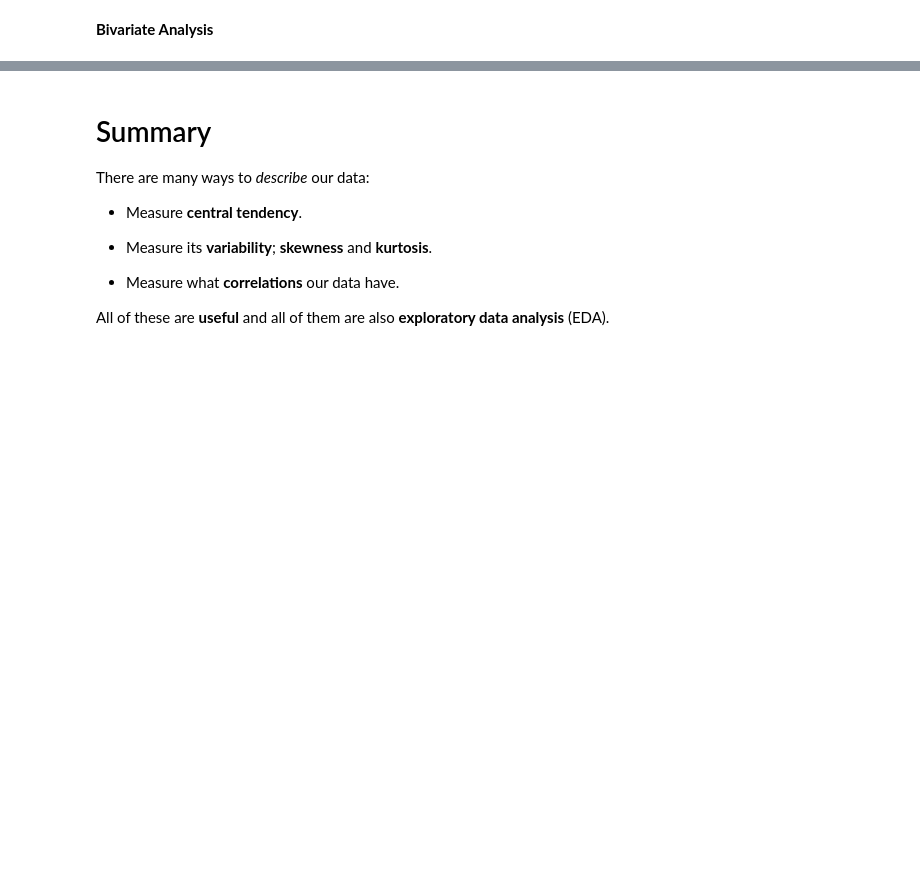
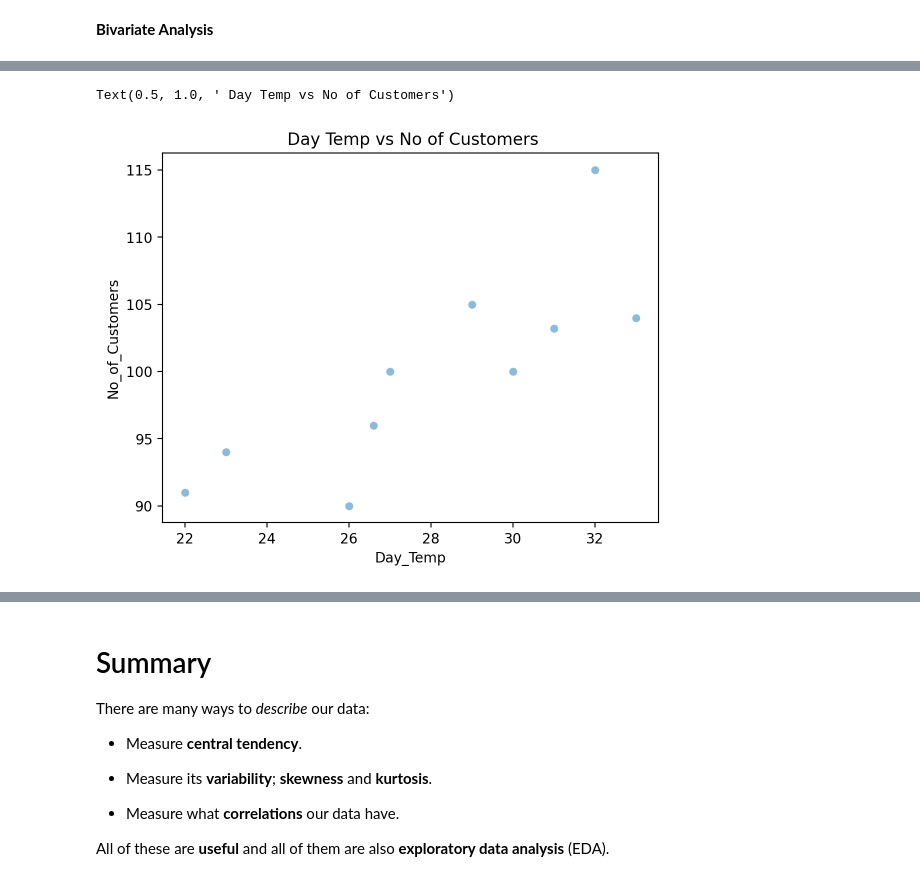
Before and after one commit to bartek00000/descripitve_stat, a Jupyter notebook: Exercise9.ipynb, the cells around one changed output, grey strips where cells are left out. Saved outputs shown, nothing was run; the diff lists cells and outputs as text; code cells hidden in the pictures; blank space fills up the shorter version.

```diff
--- a/Exercise9.ipynb
+++ b/Exercise9.ipynb
@@ -655,0 +676,6 @@ msno.matrix(sales_imputed, figsize=(12, 6))
+# %%
+sns.scatterplot(data=sales_imputed, x='Day_Temp', y='No_of_Customers', alpha=0.5)
+plt.title(" Day Temp vs No of Customers")
+# %% [output]
+Text(0.5, 1.0, ' Day Temp vs No of Customers')
+[figure, added]
```
Also changed, not shown: parts of 4 cells of this notebook.
